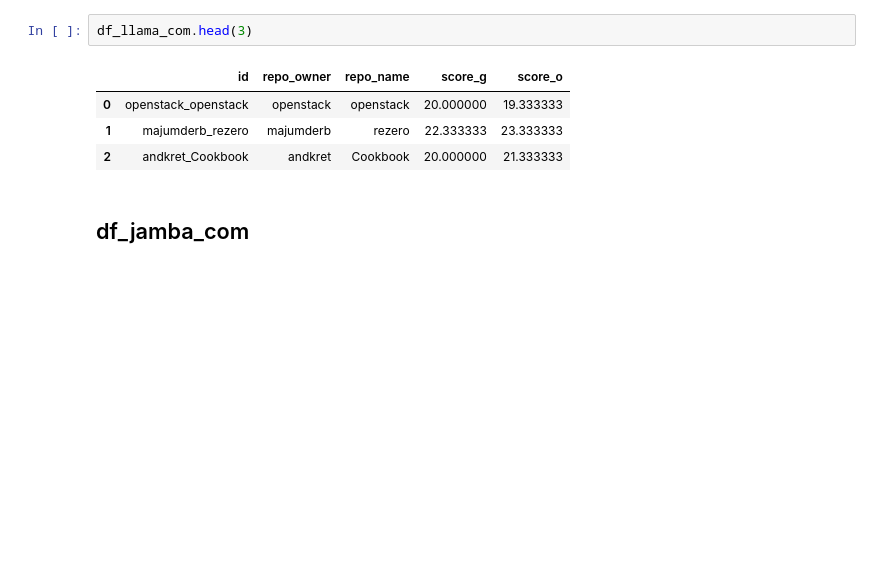
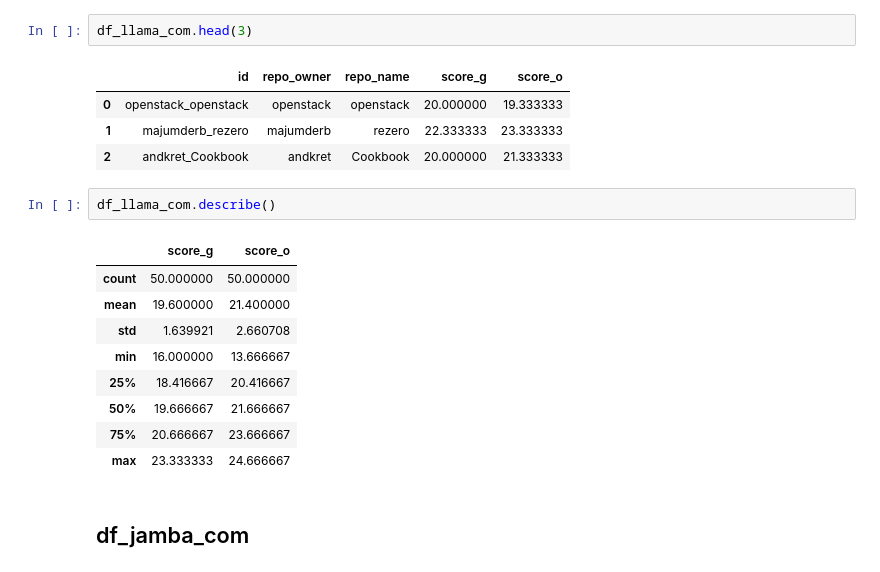
Before and after one commit to df1000/ma_automated_documentation, a Jupyter notebook: evaluate_results/03_evalution_total_score_first_and_modified_prompt.ipynb, the cells around one changed output. Drawn from its saved outputs; the diff is of its cells as text; blank space fills up the shorter version.

```diff
--- a/evaluate_results/03_evalution_total_score_first_and_modified_prompt.ipynb
+++ b/evaluate_results/03_evalution_total_score_first_and_modified_prompt.ipynb
@@ -38,6 +38,18 @@ df_llama_com.head(3)
 | 0 | openstack_openstack | openstack | openstack | 20.000000 | 19.333333 |
 | 1 | majumderb_rezero | majumderb | rezero | 22.333333 | 23.333333 |
 | 2 | andkret_Cookbook | andkret | Cookbook | 20.000000 | 21.333333 |
+# %%
+df_llama_com.describe()
+# %% [output]
+|  | score_g | score_o |
+| count | 50.000000 | 50.000000 |
+| mean | 19.600000 | 21.400000 |
+| std | 1.639921 | 2.660708 |
+| min | 16.000000 | 13.666667 |
+| 25% | 18.416667 | 20.416667 |
+| 50% | 19.666667 | 21.666667 |
+| 75% | 20.666667 | 23.666667 |
+| max | 23.333333 | 24.666667 |
 # %% [markdown]
 ## df_jamba_com
 # %%
```
Also changed, not shown: parts of 1 cell of this notebook, 1 other file.
